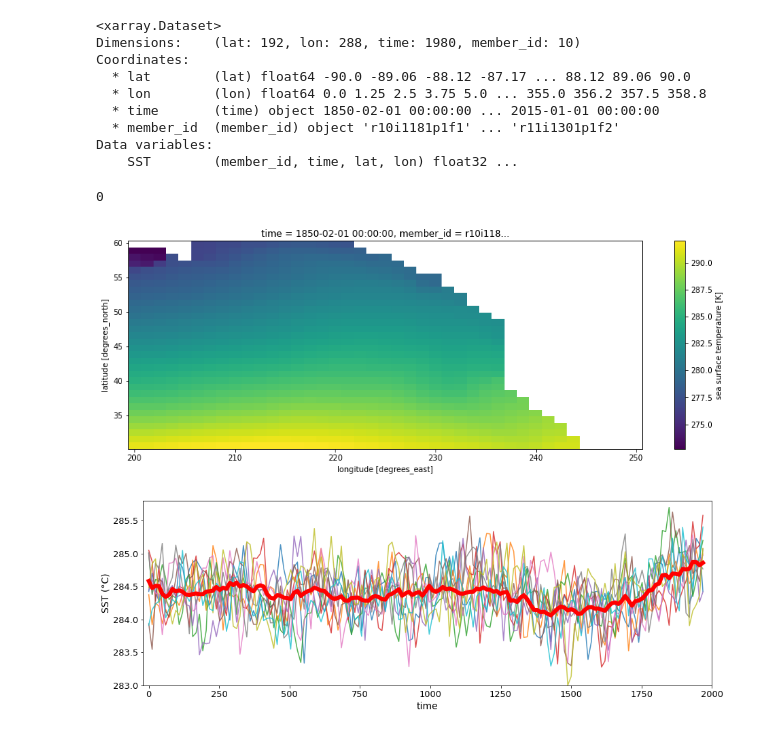
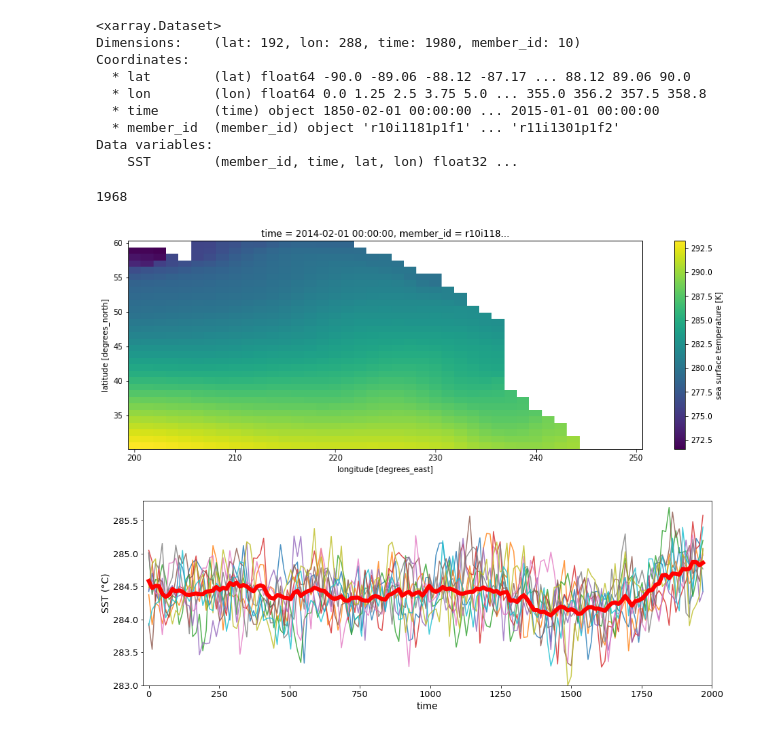
Before and after one commit to CassiaCai/marine_heatwaves, a Jupyter notebook: data_analysis.ipynb, the cells around one changed output. Cells and saved outputs as stored; diff of their text form; code cells hidden in the pictures.

```diff
--- a/data_analysis.ipynb
+++ b/data_analysis.ipynb
@@ -32,6 +32,8 @@ ensemble_mean_new.SST.shape
 # %%
 ensemble_mean_new_nans = ensemble_mean_new.where(ensemble_mean_new != 0)
 # %%
+plt.rcParams["figure.figsize"] = (15,5)
+
 i = 0
 # plt.pcolormesh(ensemble_mean_new_nans.SST[i,:,:])
 ensemble_mean_new_nans.SST[i,:,:].plot()
@@ -96,11 +98,11 @@ first_10_members_SST_new = first_10_members_SST.where((first_10_members_SST.lat
 # %%
 first_10_members_SST_new_nans = first_10_members_SST_new.SST.where(first_10_members_SST_new.SST != 0)
 # %%
-first_10_members_SST_new_nans[i,0,:,:].plot()
+first_10_members_SST_new_nans[0,i,:,:].plot()
 print(i)
 # %% [output]
-0
+1968
-[figure, old version]
+[figure, new version]
 # %%
 first_10_members_SST_new = first_10_members_SST_new_nans
 # %%
```
Also changed, not shown: parts of 7 cells of this notebook.
